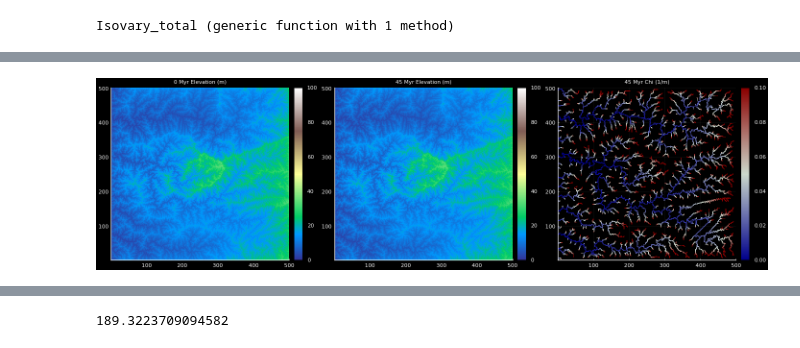
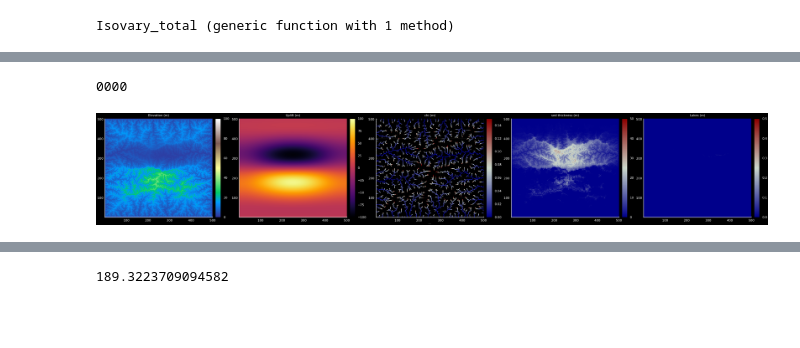
Before and after one commit to ruetg/LEMUR, a Jupyter notebook: julia/lemur.ipynb, the cells around one changed output, grey strips where cells are left out. Saved outputs shown, nothing was run; the diff lists cells and outputs as text; code cells hidden in the pictures; blank space fills up the shorter version.

```diff
--- a/julia/lemur.ipynb
+++ b/julia/lemur.ipynb
@@ -194,18 +122,28 @@ lemur_params = lemur_obj()
 lemur_params.t_c = 0e6
 lemur_params.dt = 1e6
 lemur_params.flex = 30e6
+lemur_params.kd=.001
+lemur_params.l = 10.0 #really need to be float - check
+lemur_params.undercapacity = ones(500,500)
+lemur_params.m = .5
+lemur_params.n = 1.0
 #lemur_params.z = lemur_params.z+rand(500,500)
-lemur_params.t = 400e6
-lemur_params.z = Zi#copy(data_100[1].z[:,:,1])
+lemur_params.t = 500e6
+#lemur_params.z = Zi#copy(data_100[1].z[:,:,1])
 #lemur_params.k[1:250,:] .= 8e-7
 lemur_params.k[:,:] .= 1e-6
 bcx = zeros(500,500)
 bcx[:,1] .= 1
-bcx[end,:] .= 0
-bcx[1,:] .= 0
-bcx[:,end] .= 0
+lemur_params.ks = 1e-6
+bcx[end,:] .= 1
+bcx[1,:] .= 1
+bcx[:,end] .= 1
 lemur_params.bcx = bcx
 lemur_params.bc = findall(bcx == 1)
-lemur_params.ufunc = Isovary
+#lemur_params.ufunc = Isovary
 lemur_params.u = zeros(500,500).+.000002
-data_100 = run_lemur.run(lemur_params,compute_sedflux=true)
+lemur_params.uselandsed = 2
+lemur_params.maxareasinkfill = .000
+lemur_params.precip = .5
+lemur_params.evaprate = 1.0
+data_100 = run_lemur.run(lemur_params,compute_sedflux=true);
@@ -265,15 +200,22 @@ z
 # %%
 using Plots
 pyplot()
-ti = 200
+ti = 450
 Plots.scalefontsizes(1/10)
 ch = copy(data_100[1].chi[:,:,ti])
+s = copy(data_100[1].csed[:,:,ti])
+w= copy(data_100[1].cw[:,:,ti])
+
 a = copy(data_100[1].a[:,:,ti])
-ch[a .<100] .= NaN
-plt = plot(
-heatmap((data_100[1].z[:,:,ti]),clim=(0,100),c= cgrad(:terrain,[.25,.5,.75], rev = false),title="0 Myr Elevation (m)"),
-heatmap((data_100[1].z[:,:,ti]),clim=(0,100),c= cgrad(:terrain,[.25,.5,.75], rev = false),title="45 Myr Elevation (m)"),
-heatmap(ch,c= cgrad(:bluesreds,[.5], rev = false),clim=(.0,.1), bgcolor=:black,size=(1400, 400), title="45 Myr Chi (1/m)"),layout=grid(1,3),
-    titlefontsize=8,xtickfontsize=8,ytickfontsize=8)
+ch[a .< 100] .= NaN
+    plt = plot(
+    heatmap((data_100[1].z[:,:,ti]),clim=(0,100),c= cgrad(:terrain,[.25,.5,.75], rev = false),title="Elevation (m)"),
+    heatmap(Isovary_total(ti*1e6) - Isovary_total(1*1e6), clim=(-100,100),title="Uplift (m)"),
+    heatmap(ch,c= cgrad(:bluesreds,[.5], rev = false),clim=(.0,.15), bgcolor=:black, title="chi (m)",
+                xaxis = ("Distance (km)")),heatmap(s,c= cgrad(:bluesreds,[.5], rev = false),clim=(.0, 50), bgcolor=:black,size=(1400, 400), title="sed thickness (m)"),
+    heatmap(w,c= cgrad(:bluesreds,[.5], rev = false),clim=(.0, .5), bgcolor=:black,size=(2400, 400), title="Lakes (m)"),
+    layout=grid(1,5),titlefontsize=8,xtickfontsize=8,ytickfontsize=8)
+    #annotate!(200, 480, text("Time = " * string(ti) * " Myr", :black, :left, 20)))
 # %% [output]
+0000
-[figure, old version]
+[figure, new version]
```
Also changed, not shown: parts of 27 cells of this notebook.
